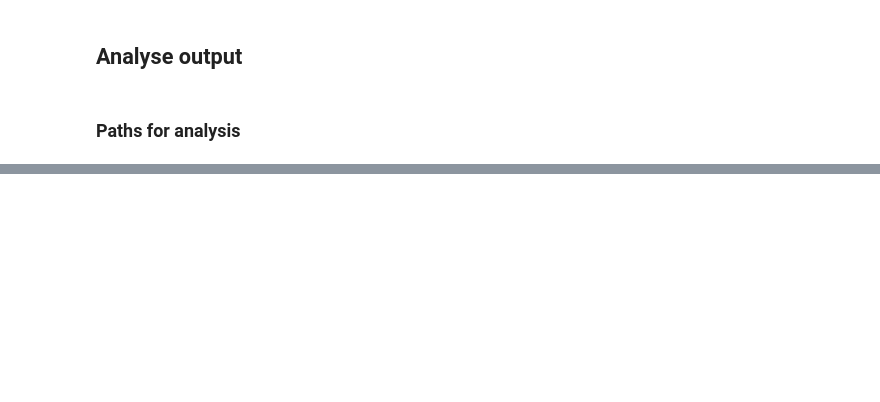
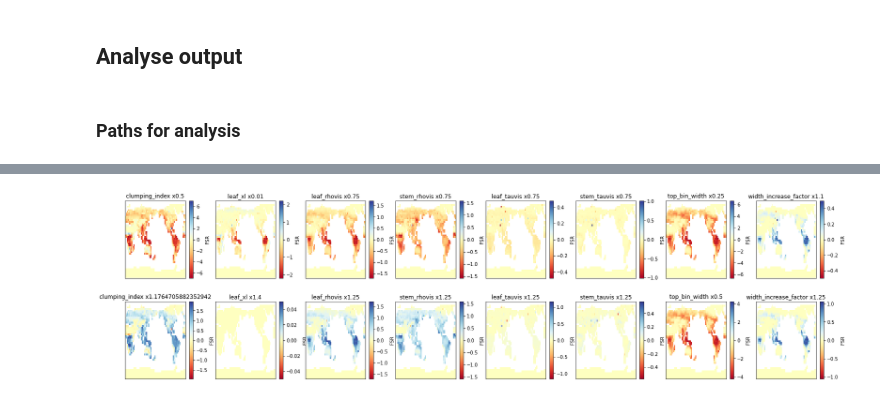
Before and after one commit to rosiealice/fates-global-cal, a Jupyter notebook: jupyter_ppe_scripts/generic_ensemble_script.ipynb, the cells around one changed output, grey strips where cells are left out. Drawn from its saved outputs; the diff is of its cells as text; code cells hidden in the pictures; blank space fills up the shorter version.

```diff
--- a/jupyter_ppe_scripts/generic_ensemble_script.ipynb
+++ b/jupyter_ppe_scripts/generic_ensemble_script.ipynb
@@ -663,0 +704,5 @@ if doanalysis ==1:
+# %%
+conv=1
+make_diff_figure(dsc,1,rel,conv,ncases,parameter_list)
+# %% [output]
+[figure, added]
```
Also changed, not shown: parts of 55 cells of this notebook.
